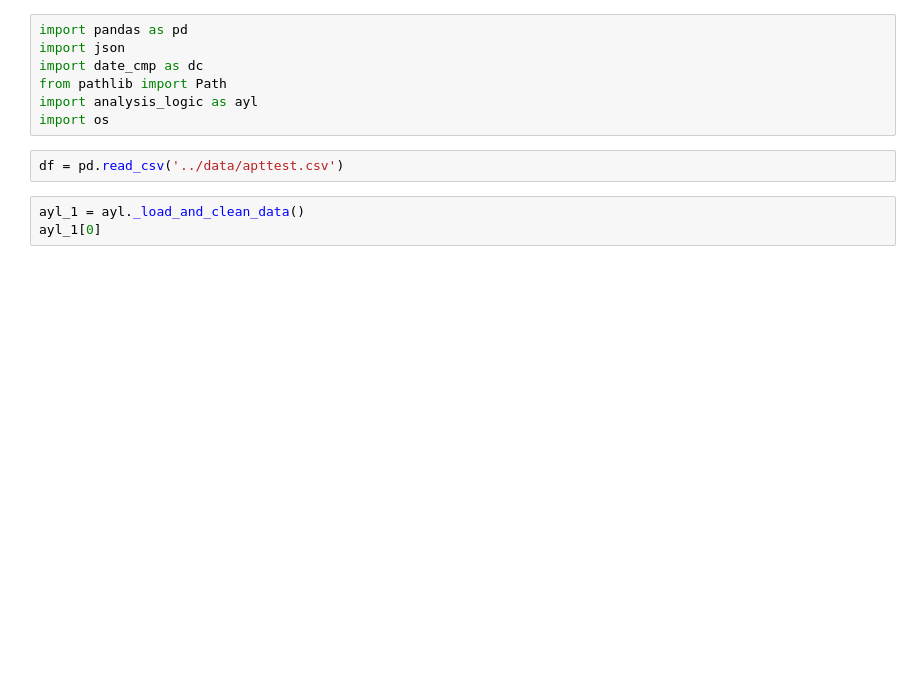
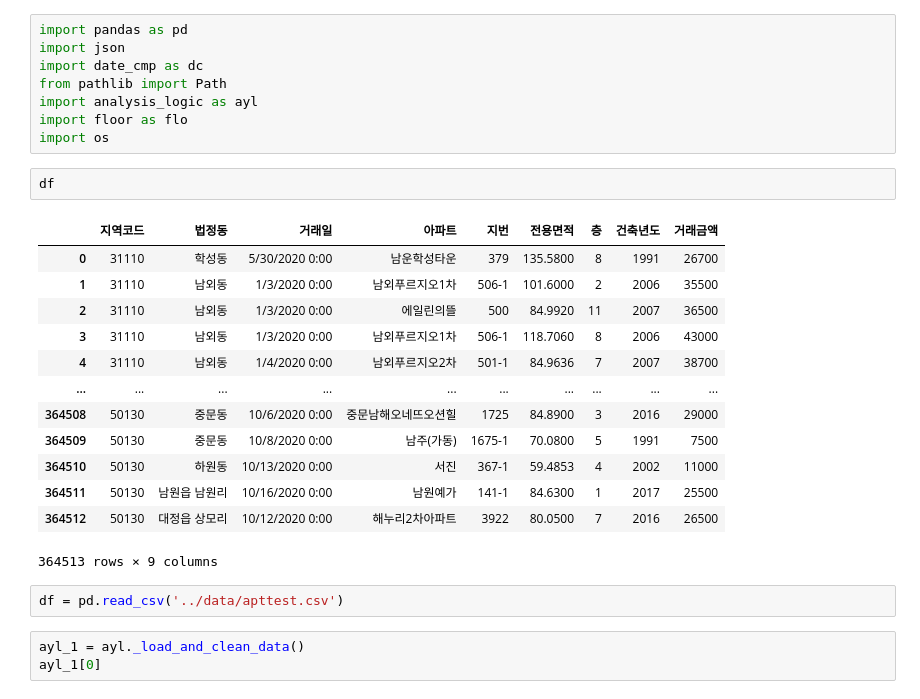
Before and after one commit to 2025-DongA-1/data-home, a Jupyter notebook: py/tojson.ipynb, the cells around one changed output. Cells and saved outputs as stored; diff of their text form; blank space fills up the shorter version.

```diff
--- a/py/tojson.ipynb
+++ b/py/tojson.ipynb
@@ -4,7 +4,24 @@ import json
 import date_cmp as dc
 from pathlib import Path
 import analysis_logic as ayl
+import floor as flo
 import os
+# %%
+df
+# %% [output]
+|  | 지역코드 | 법정동 | 거래일 | 아파트 | 지번 | 전용면적 | 층 | 건축년도 | 거래금액 |
+| 0 | 31110 | 학성동 | 5/30/2020 0:00 | 남운학성타운 | 379 | 135.5800 | 8 | 1991 | 26700 |
+| 1 | 31110 | 남외동 | 1/3/2020 0:00 | 남외푸르지오1차 | 506-1 | 101.6000 | 2 | 2006 | 35500 |
+| 2 | 31110 | 남외동 | 1/3/2020 0:00 | 에일린의뜰 | 500 | 84.9920 | 11 | 2007 | 36500 |
+| 3 | 31110 | 남외동 | 1/3/2020 0:00 | 남외푸르지오1차 | 506-1 | 118.7060 | 8 | 2006 | 43000 |
+| 4 | 31110 | 남외동 | 1/4/2020 0:00 | 남외푸르지오2차 | 501-1 | 84.9636 | 7 | 2007 | 38700 |
+| ... | ... | ... | ... | ... | ... | ... | ... | ... | ... |
+| 364508 | 50130 | 중문동 | 10/6/2020 0:00 | 중문남해오네뜨오션힐 | 1725 | 84.8900 | 3 | 2016 | 29000 |
+| 364509 | 50130 | 중문동 | 10/8/2020 0:00 | 남주(가동) | 1675-1 | 70.0800 | 5 | 1991 | 7500 |
+| 364510 | 50130 | 하원동 | 10/13/2020 0:00 | 서진 | 367-1 | 59.4853 | 4 | 2002 | 11000 |
+| 364511 | 50130 | 남원읍 남원리 | 10/16/2020 0:00 | 남원예가 | 141-1 | 84.6300 | 1 | 2017 | 25500 |
+| 364512 | 50130 | 대정읍 상모리 | 10/12/2020 0:00 | 해누리2차아파트 | 3922 | 80.0500 | 7 | 2016 | 26500 |
+364513 rows × 9 columns
 # %%
 df = pd.read_csv('../data/apttest.csv')
 # %%
```
Also changed, not shown: parts of 4 cells of this notebook, 4 other files.
